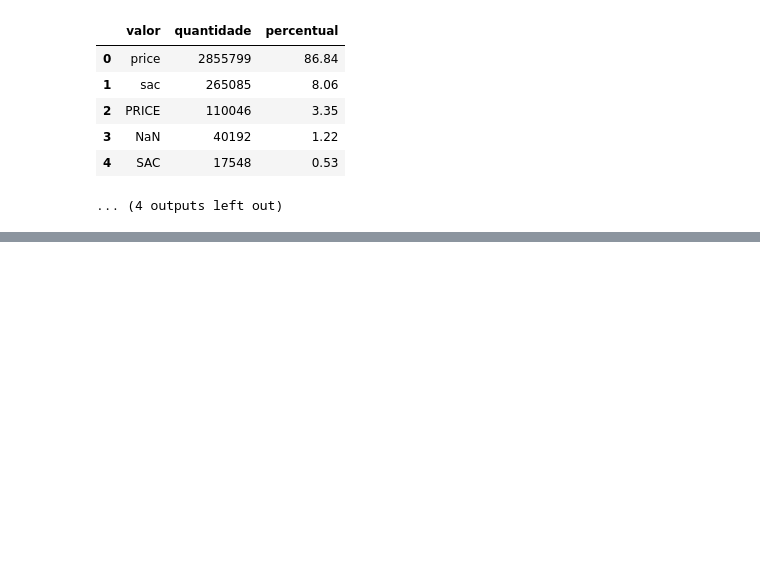
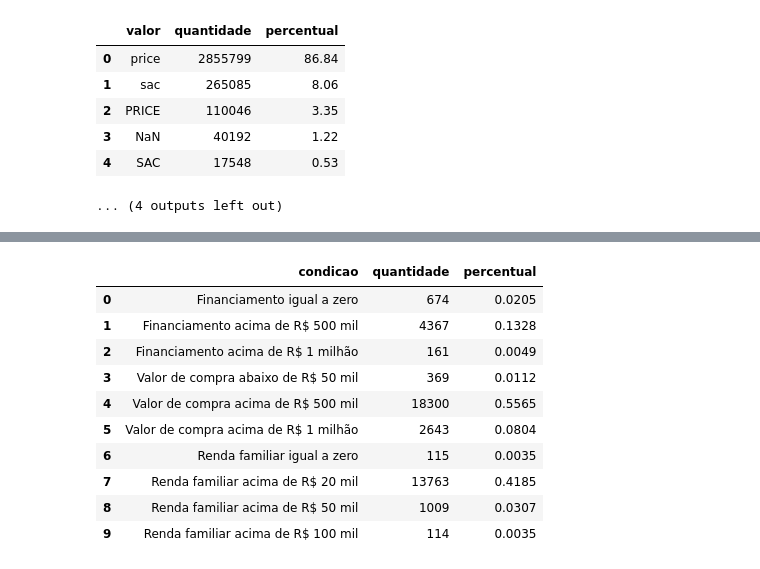
Before and after one commit to leonatya/mcmv-machine-learning, a Jupyter notebook: notebooks/MCMV.ipynb, the cells around one changed output, grey strips where cells are left out. Drawn from its saved outputs; the diff is of its cells as text; code cells hidden in the pictures; blank space fills up the shorter version.

```diff
--- a/notebooks/MCMV.ipynb
+++ b/notebooks/MCMV.ipynb
@@ -475,0 +484,46 @@ txt_sistema_amortizacao
+# %%
+investigacao = pd.DataFrame({
+    "condicao": [
+        "Financiamento igual a zero",
+        "Financiamento acima de R$ 500 mil",
+        "Financiamento acima de R$ 1 milhão",
+        "Valor de compra abaixo de R$ 50 mil",
+        "Valor de compra acima de R$ 500 mil",
+        "Valor de compra acima de R$ 1 milhão",
+        "Renda familiar igual a zero",
+        "Renda familiar acima de R$ 20 mil",
+        "Renda familiar acima de R$ 50 mil",
+        "Renda familiar acima de R$ 100 mil"
+    ],
+
+    "quantidade": [
+        (df["vlr_financiamento"] == 0).sum(),
+        (df["vlr_financiamento"] > 500_000).sum(),
+        (df["vlr_financiamento"] > 1_000_000).sum(),
+        (df["vlr_compra"] < 50_000).sum(),
+        (df["vlr_compra"] > 500_000).sum(),
+        (df["vlr_compra"] > 1_000_000).sum(),
+        (df["vlr_renda_familiar"] == 0).sum(),
+        (df["vlr_renda_familiar"] > 20_000).sum(),
+        (df["vlr_renda_familiar"] > 50_000).sum(),
+        (df["vlr_renda_familiar"] > 100_000).sum()
+    ]
+})
+
+investigacao["percentual"] = (
+    investigacao["quantidade"] / len(df) * 100
+).round(4)
+
+display(investigacao)
+# %% [output]
+|  | condicao | quantidade | percentual |
+| 0 | Financiamento igual a zero | 674 | 0.0205 |
+| 1 | Financiamento acima de R$ 500 mil | 4367 | 0.1328 |
+| 2 | Financiamento acima de R$ 1 milhão | 161 | 0.0049 |
+| 3 | Valor de compra abaixo de R$ 50 mil | 369 | 0.0112 |
+| 4 | Valor de compra acima de R$ 500 mil | 18300 | 0.5565 |
+| 5 | Valor de compra acima de R$ 1 milhão | 2643 | 0.0804 |
+| 6 | Renda familiar igual a zero | 115 | 0.0035 |
+| 7 | Renda familiar acima de R$ 20 mil | 13763 | 0.4185 |
+| 8 | Renda familiar acima de R$ 50 mil | 1009 | 0.0307 |
+| 9 | Renda familiar acima de R$ 100 mil | 114 | 0.0035 |
```
Also changed, not shown: parts of 4 cells of this notebook.
